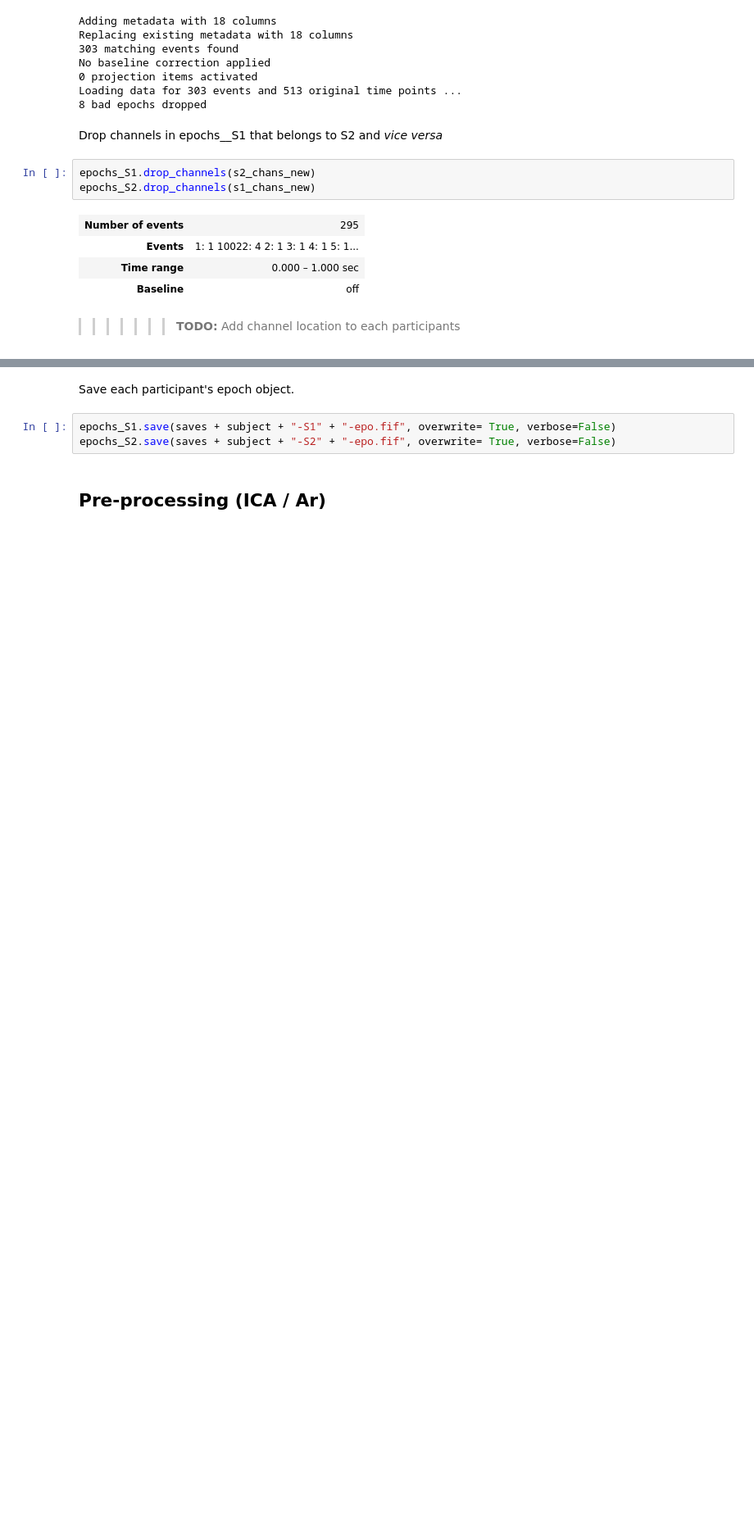
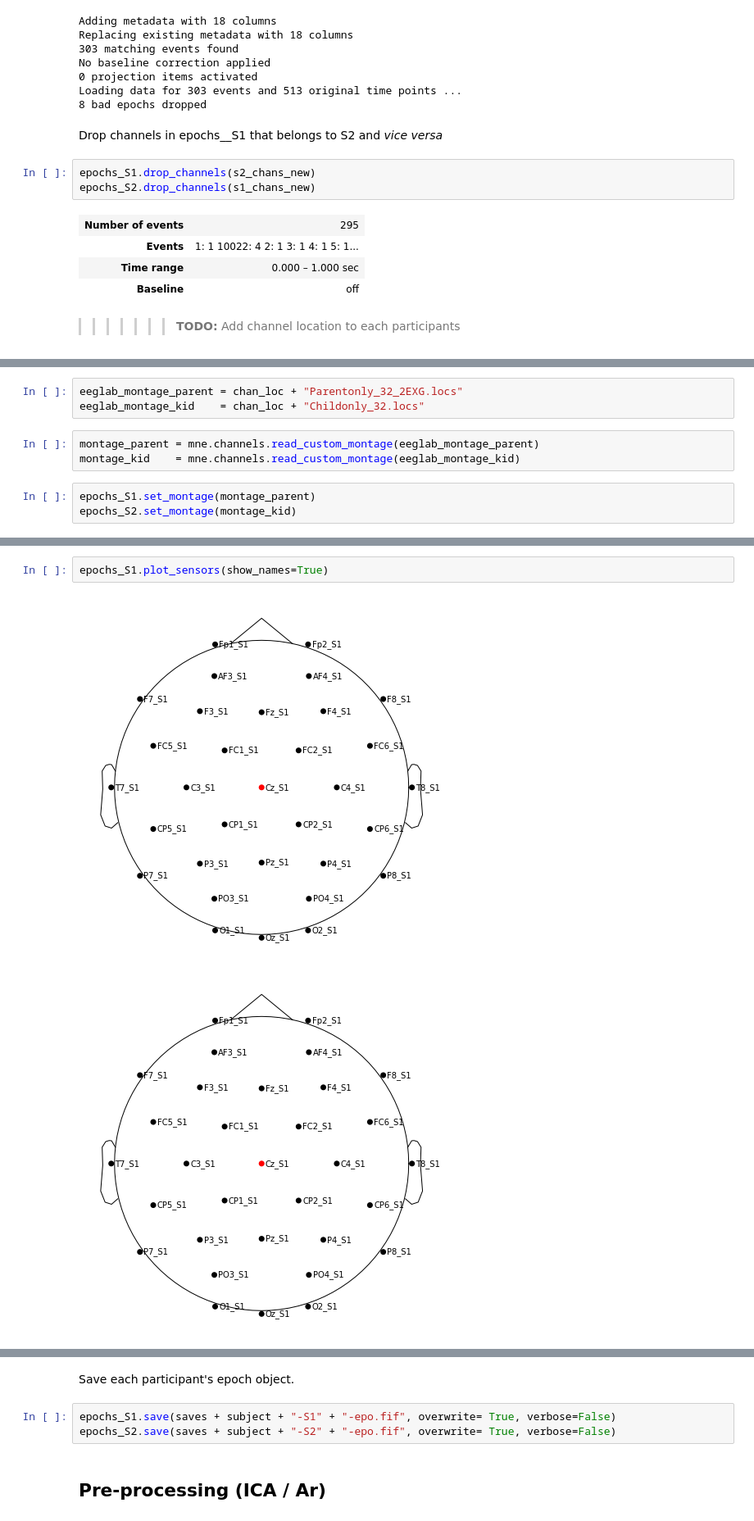
Before and after one commit to FranckPrts/Use-custom-events-in-MNE, a Jupyter notebook: W2W_Prepeocessing_pipeline.ipynb, the cells around one changed output, grey strips where cells are left out. Shown at 82% size. Drawn from its saved outputs; the diff is of its cells as text; blank space fills up the shorter version.

Commit message:
added montage files + set montage on epochs_S1 _S2

```diff
--- a/W2W_Prepeocessing_pipeline.ipynb
+++ b/W2W_Prepeocessing_pipeline.ipynb
@@ -542,0 +560,9 @@ epochs_S2.drop_channels(s1_chans_new)
+# %%
+eeglab_montage_parent = chan_loc + "Parentonly_32_2EXG.locs"
+eeglab_montage_kid    = chan_loc + "Childonly_32.locs"
+# %%
+montage_parent = mne.channels.read_custom_montage(eeglab_montage_parent)
+montage_kid    = mne.channels.read_custom_montage(eeglab_montage_kid)
+# %%
+epochs_S1.set_montage(montage_parent)
+epochs_S2.set_montage(montage_kid)
@@ -542,0 +577,5 @@ epochs_S2.drop_channels(s1_chans_new)
+# %%
+epochs_S1.plot_sensors(show_names=True)
+# %% [output]
+[figure, added]
+[figure, added]
```
Also changed, not shown: parts of 15 cells of this notebook, 3 other files.
